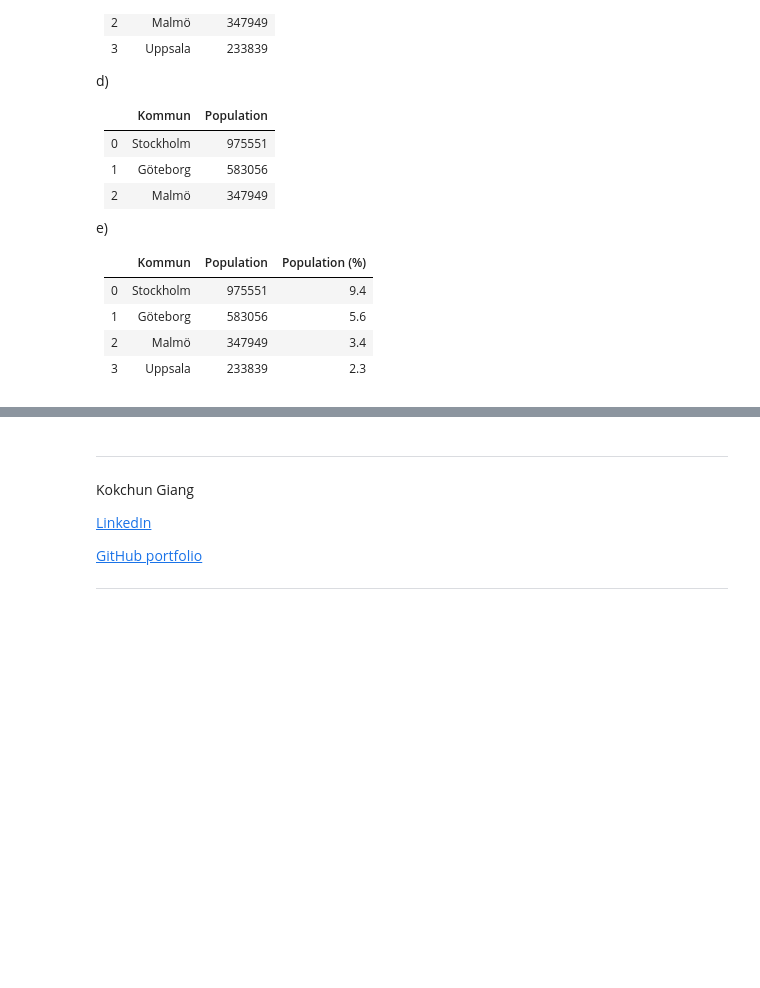
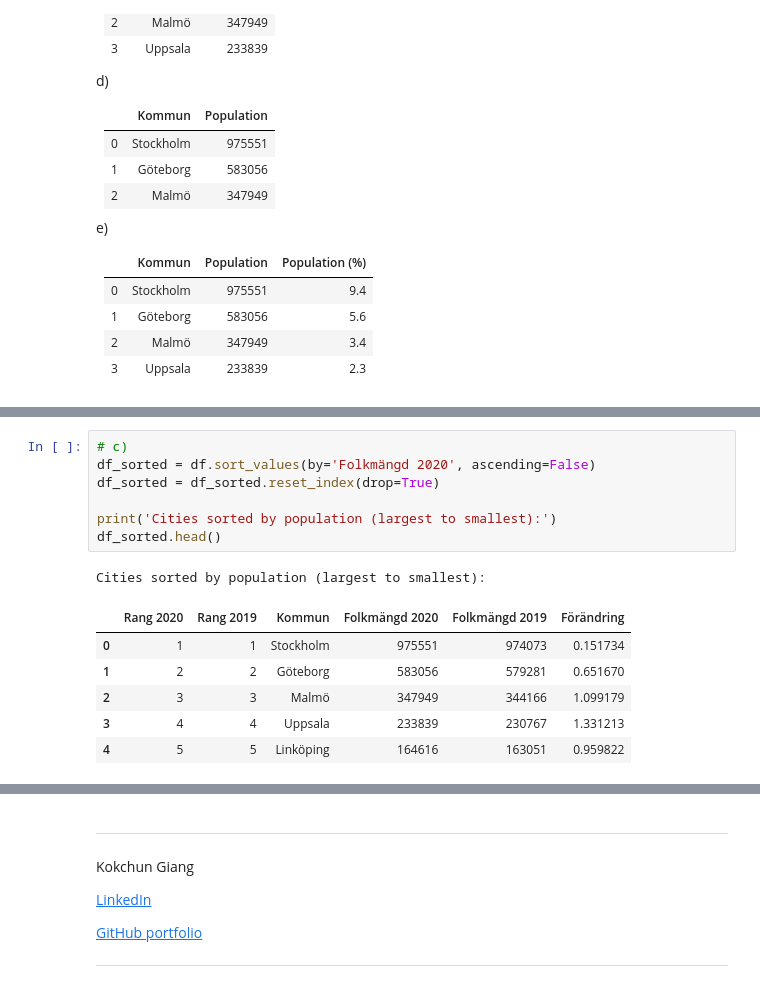
Before and after one commit to LucasZFriborg/Databehandling-Lucas-ZachauFriborg, a Jupyter notebook: Exercises/E00_pandas_basic_syntax.ipynb, the cells around one changed output, grey strips where cells are left out. Cells and saved outputs as stored; diff of their text form; folded sections open; blank space fills up the shorter version.

```diff
--- a/Exercises/E00_pandas_basic_syntax.ipynb
+++ b/Exercises/E00_pandas_basic_syntax.ipynb
@@ -343,0 +325,15 @@ Passing `palette` without assigning `hue` is deprecated and will be removed in v
+# %%
+# c)
+df_sorted = df.sort_values(by='Folkmängd 2020', ascending=False)
+df_sorted = df_sorted.reset_index(drop=True)
+
+print('Cities sorted by population (largest to smallest):')
+df_sorted.head()
+# %% [output]
+Cities sorted by population (largest to smallest):
+|  | Rang 2020 | Rang 2019 | Kommun | Folkmängd 2020 | Folkmängd 2019 | Förändring |
+| 0 | 1 | 1 | Stockholm | 975551 | 974073 | 0.151734 |
+| 1 | 2 | 2 | Göteborg | 583056 | 579281 | 0.651670 |
+| 2 | 3 | 3 | Malmö | 347949 | 344166 | 1.099179 |
+| 3 | 4 | 4 | Uppsala | 233839 | 230767 | 1.331213 |
+| 4 | 5 | 5 | Linköping | 164616 | 163051 | 0.959822 |
```
Also changed, not shown: parts of 10 cells of this notebook.
